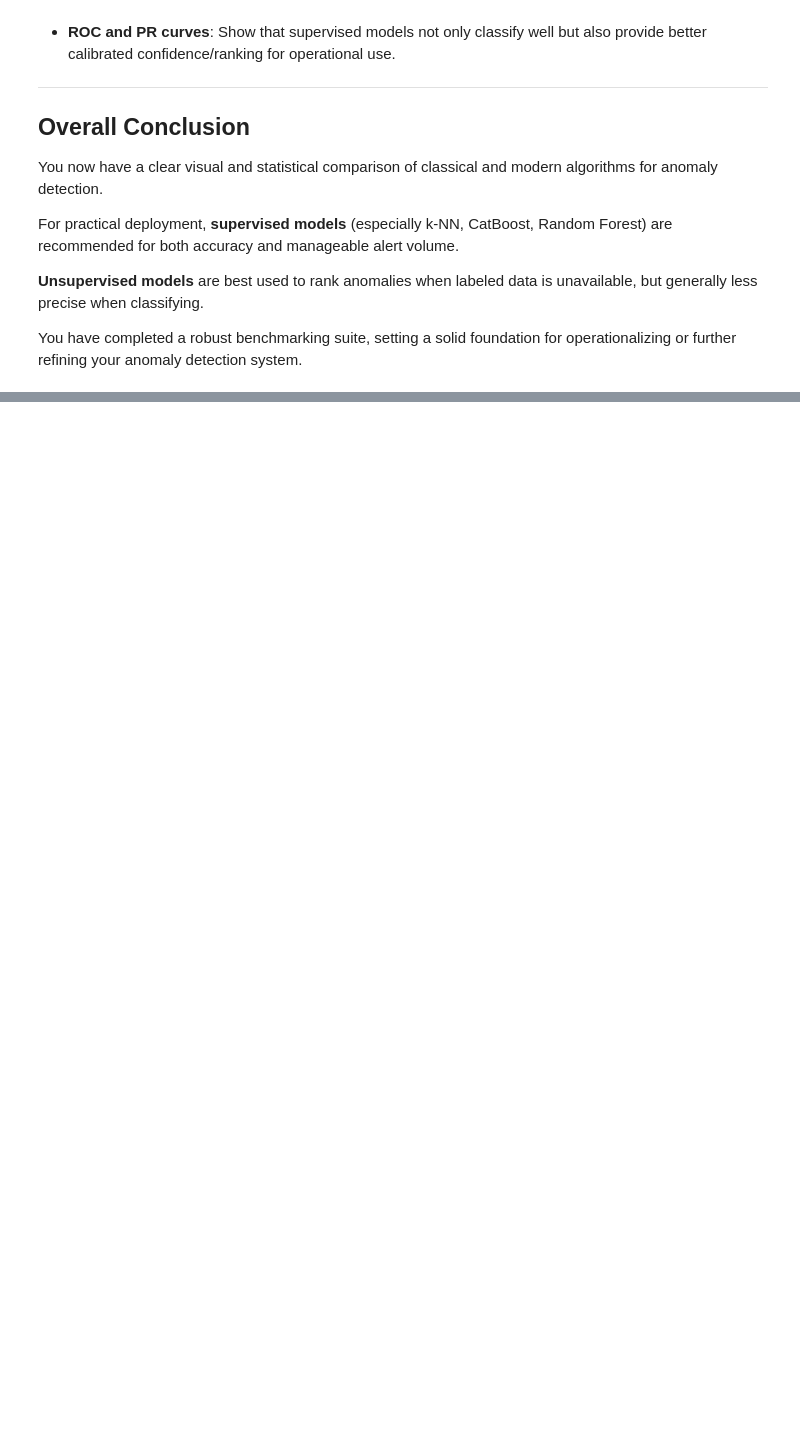
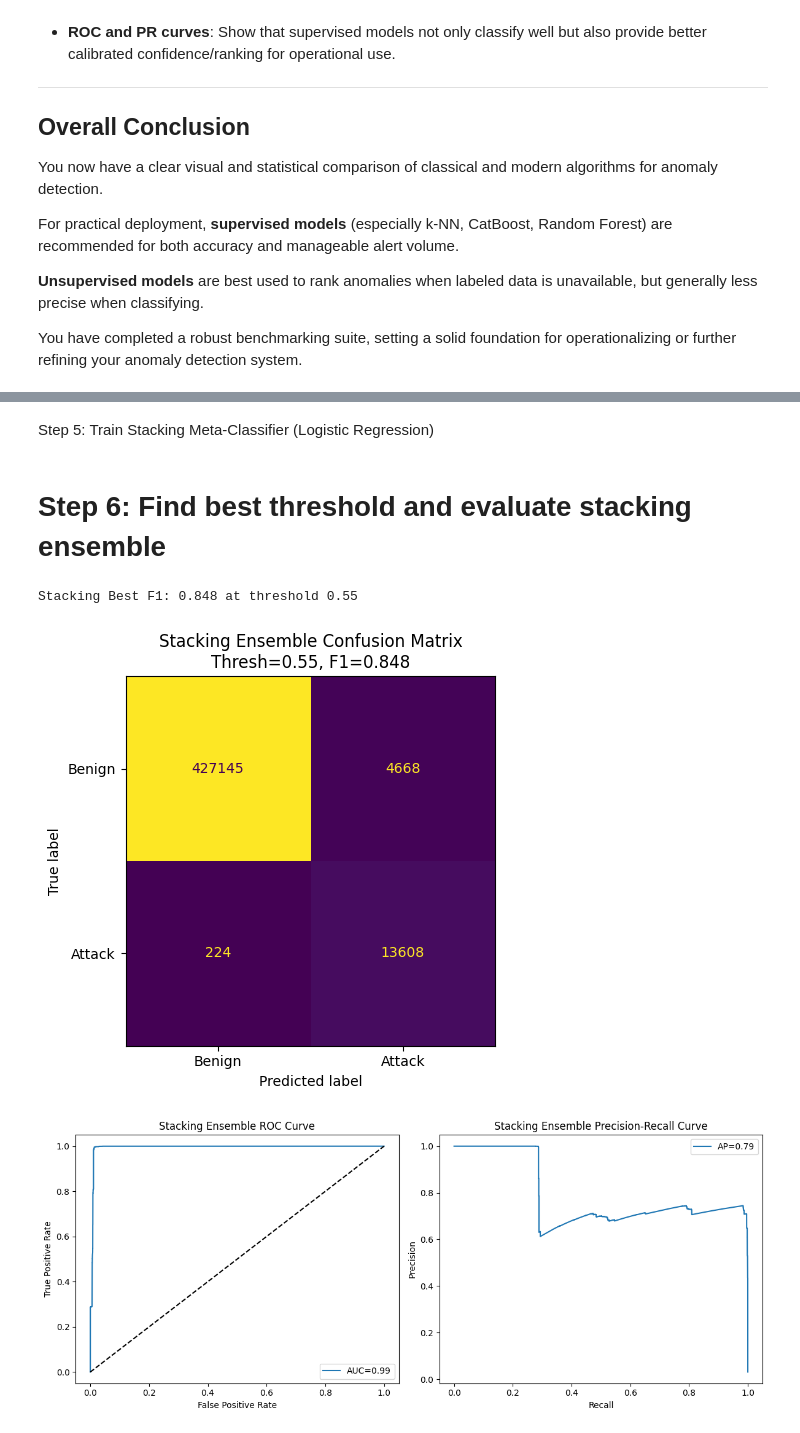
Before and after one commit to VaibhavGIT5048/IDS, a Jupyter notebook: DTI_FINAL.ipynb, the cells around one changed output, grey strips where cells are left out. Saved outputs shown, nothing was run; the diff lists cells and outputs as text; code cells hidden in the pictures; blank space fills up the shorter version.

```diff
--- a/DTI_FINAL.ipynb
+++ b/DTI_FINAL.ipynb
@@ -1597,0 +1700,67 @@ You have completed a robust benchmarking suite, setting a solid foundation for o
+# %% [markdown]
+Step 5: Train Stacking Meta-Classifier (Logistic Regression)
+# %%
+from sklearn.linear_model import LogisticRegression
+
+# Train meta-classifier on the ensemble probabilities from test data (for demonstration)
+# Ideally, use validation data or cross-validation to avoid overfitting
+meta_clf = LogisticRegression()
+
+# Fit meta-classifier
+meta_clf.fit(ensemble_probas, y_test)
+
+# Get meta-classifier predicted probabilities
+stacking_proba = meta_clf.predict_proba(ensemble_probas)[:,1]
+# %% [markdown]
+# Step 6: Find best threshold and evaluate stacking ensemble
+# %%
+best_f1_stack = 0
+best_thresh_stack = 0
+
+for t in thresholds:
+    preds = (stacking_proba > t).astype(int)
+    f1 = f1_score(y_test, preds)
+    if f1 > best_f1_stack:
+        best_f1_stack = f1
+        best_thresh_stack = t
+
+print(f"Stacking Best F1: {best_f1_stack:.3f} at threshold {best_thresh_stack:.2f}")
+
+y_pred_stack = (stacking_proba > best_thresh_stack).astype(int)
+
+cm_stack = confusion_matrix(y_test, y_pred_stack)
+disp = ConfusionMatrixDisplay(confusion_matrix=cm_stack, display_labels=["Benign", "Attack"])
+disp.plot(colorbar=False)
+plt.title(f'Stacking Ensemble Confusion Matrix\nThresh={best_thresh_stack:.2f}, F1={best_f1_stack:.3f}')
+plt.show()
+
+# ROC and PR curves for stacking
+fpr_s, tpr_s, _ = roc_curve(y_test, stacking_proba)
+roc_auc_s = auc(fpr_s, tpr_s)
+
+prec_s, rec_s, _ = precision_recall_curve(y_test, stacking_proba)
+ap_s = auc(rec_s, prec_s)
+
+plt.figure(figsize=(12,5))
+
+plt.subplot(1, 2, 1)
+plt.plot(fpr_s, tpr_s, label=f'AUC={roc_auc_s:.2f}')
+plt.plot([0,1],[0,1],'k--')
+plt.title('Stacking Ensemble ROC Curve')
+plt.xlabel('False Positive Rate')
+plt.ylabel('True Positive Rate')
+plt.legend()
+
+plt.subplot(1, 2, 2)
+plt.plot(rec_s, prec_s, label=f'AP={ap_s:.2f}')
+plt.title('Stacking Ensemble Precision-Recall Curve')
+plt.xlabel('Recall')
+plt.ylabel('Precision')
+plt.legend()
+
+plt.tight_layout()
+plt.show()
+# %% [output]
+Stacking Best F1: 0.848 at threshold 0.55
+[figure, added]
+[figure, added]
```
Also changed, not shown: parts of 31 cells of this notebook.
